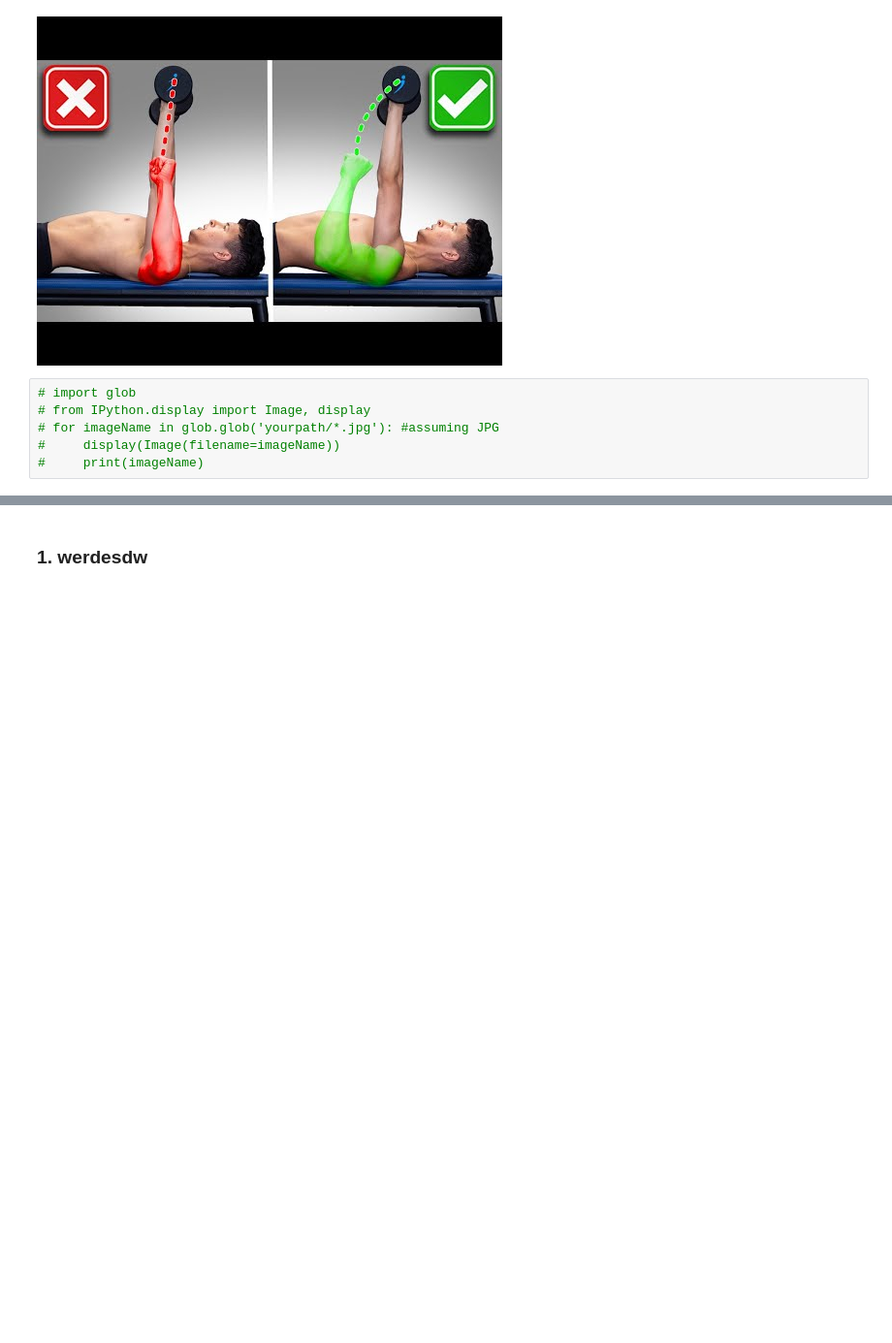
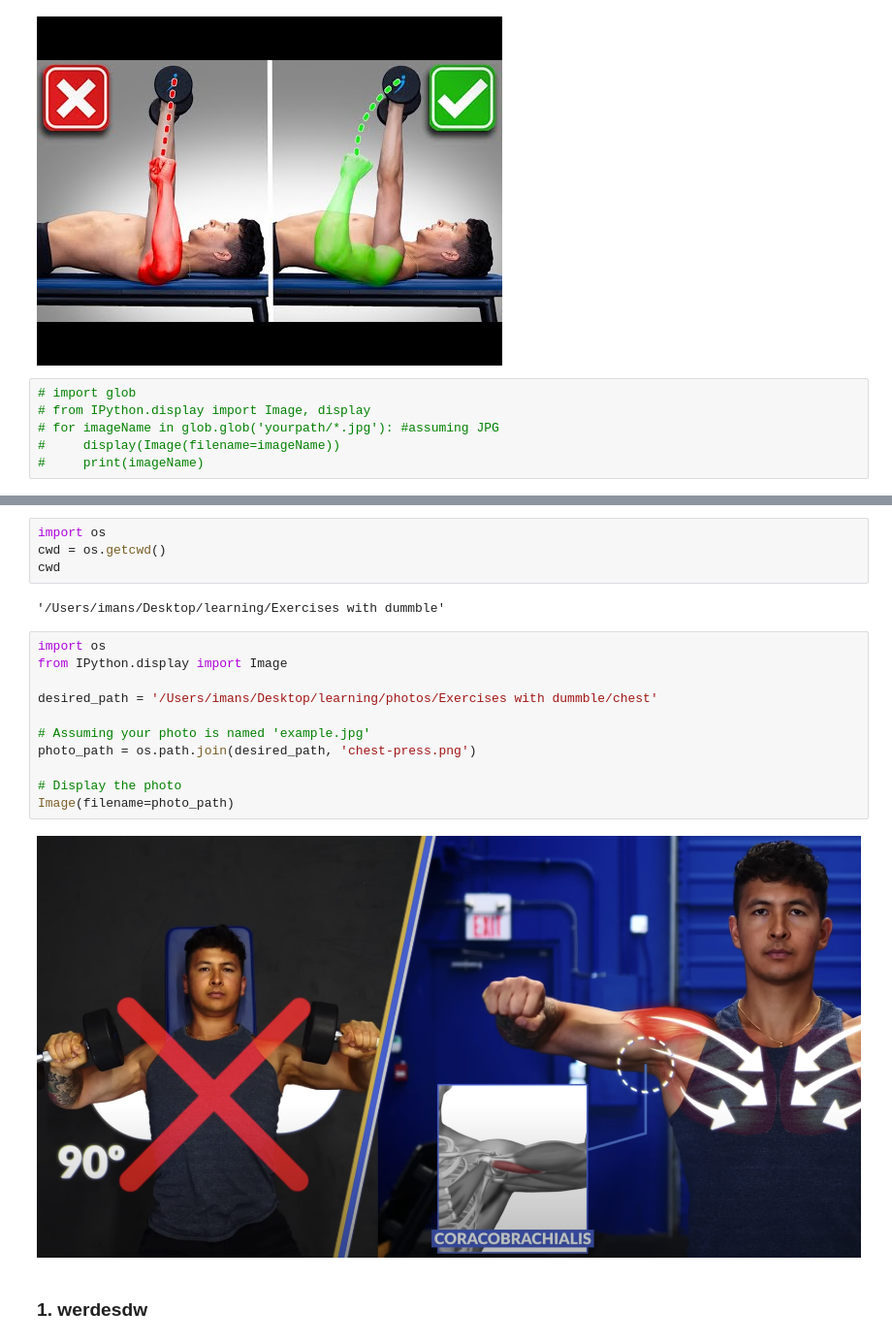
Before and after one commit to ImanS007/learning, a Jupyter notebook: Exercises with dummble/Chest.ipynb, the cells around one changed output, grey strips where cells are left out. Shown at 97% size. Saved outputs shown, nothing was run; the diff lists cells and outputs as text; blank space fills up the shorter version.

Commit message:
show photos

```diff
--- a/Exercises with dummble/Chest.ipynb
+++ b/Exercises with dummble/Chest.ipynb
@@ -28,3 +26,22 @@ YouTubeVideo('QsYre__-aro', width=950,height=475)
+# %%
+import os
+cwd = os.getcwd()
+cwd
+# %% [output]
+'/Users/imans/Desktop/learning/Exercises with dummble'
+# %%
+import os
+from IPython.display import Image
+
+desired_path = '/Users/imans/Desktop/learning/photos/Exercises with dummble/chest'
+
+# Assuming your photo is named 'example.jpg'
+photo_path = os.path.join(desired_path, 'chest-press.png')
+
+# Display the photo
+Image(filename=photo_path)
+# %% [output]
+[figure, added]
 # %% [markdown]
 ### 1. werdesdw
 # %% [markdown]
```
Also changed, not shown: parts of 1 cell of this notebook, 3 other files.
